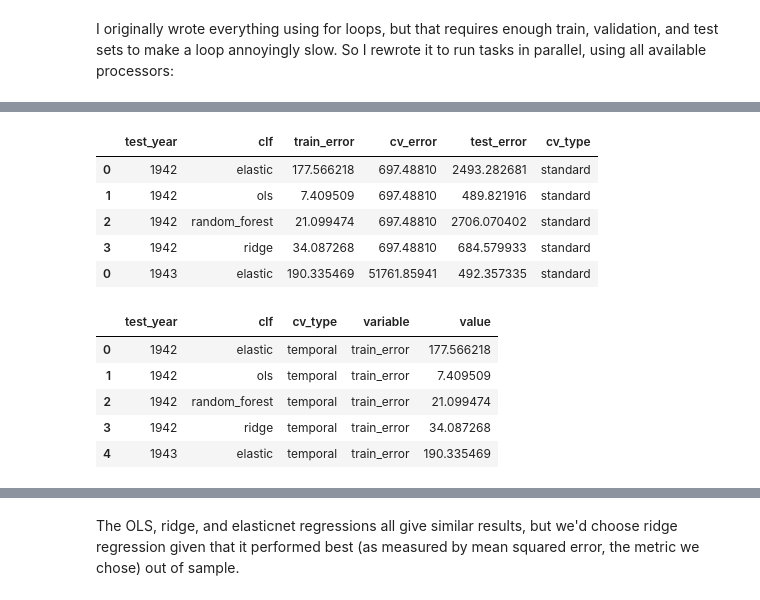
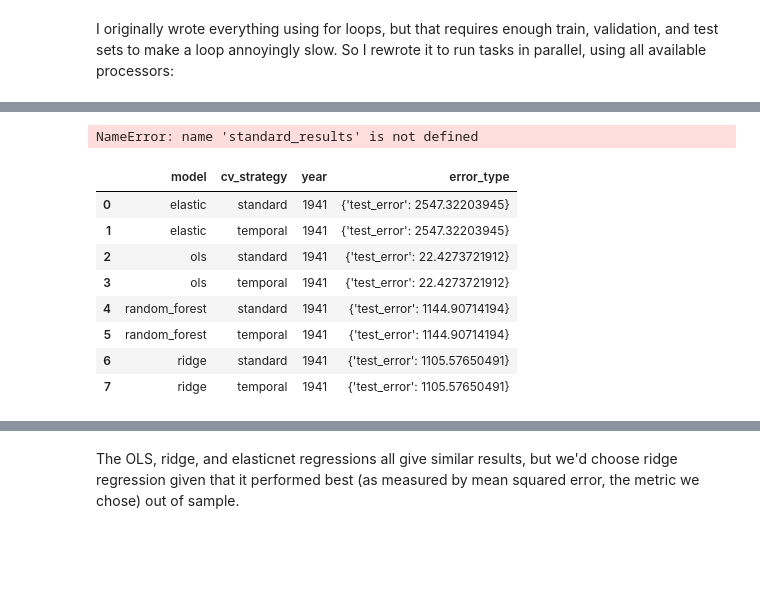
Before and after one commit to dssg/hitchhikers-guide, a Jupyter notebook: curriculum/3_modeling_and_machine_learning/machine-learning/predicting_GDP.ipynb, the cells around one changed output, grey strips where cells are left out. Drawn from its saved outputs; the diff is of its cells as text; code cells hidden in the pictures; blank space fills up the shorter version.

```diff
--- a/curriculum/3_modeling_and_machine_learning/machine-learning/predicting_GDP.ipynb
+++ b/curriculum/3_modeling_and_machine_learning/machine-learning/predicting_GDP.ipynb
@@ -272,20 +204,16 @@ standard_cv_results['cv_type'] = 'standard'
-# %%
-standard_cv_results.head()
-# %% [output]
-|  | test_year | clf | train_error | cv_error | test_error | cv_type |
-| 0 | 1942 | elastic | 177.566218 | 697.48810 | 2493.282681 | standard |
-| 1 | 1942 | ols | 7.409509 | 697.48810 | 489.821916 | standard |
-| 2 | 1942 | random_forest | 21.099474 | 697.48810 | 2706.070402 | standard |
-| 3 | 1942 | ridge | 34.087268 | 697.48810 | 684.579933 | standard |
-| 0 | 1943 | elastic | 190.335469 | 51761.85941 | 492.357335 | standard |
-# %%
-cv_results = pd.concat([temporal_cv_results, standard_cv_results])
-cv_results_long = cv_results.melt(id_vars=['test_year', 'clf', 'cv_type'])
-cv_results_long.head()
-# %% [output]
-|  | test_year | clf | cv_type | variable | value |
-| 0 | 1942 | elastic | temporal | train_error | 177.566218 |
-| 1 | 1942 | ols | temporal | train_error | 7.409509 |
-| 2 | 1942 | random_forest | temporal | train_error | 21.099474 |
-| 3 | 1942 | ridge | temporal | train_error | 34.087268 |
-| 4 | 1943 | elastic | temporal | train_error | 190.335469 |
+# %%
+standard_results.sort_values('year').head()
+# %% [output]
+NameError: name 'standard_results' is not defined
+# %%
+results
+# %% [output]
+|  | model | cv_strategy | year | error_type |
+| 0 | elastic | standard | 1941 | {'test_error': 2547.32203945} |
+| 1 | elastic | temporal | 1941 | {'test_error': 2547.32203945} |
+| 2 | ols | standard | 1941 | {'test_error': 22.4273721912} |
+| 3 | ols | temporal | 1941 | {'test_error': 22.4273721912} |
+| 4 | random_forest | standard | 1941 | {'test_error': 1144.90714194} |
+| 5 | random_forest | temporal | 1941 | {'test_error': 1144.90714194} |
+| 6 | ridge | standard | 1941 | {'test_error': 1105.57650491} |
+| 7 | ridge | temporal | 1941 | {'test_error': 1105.57650491} |
```
Also changed, not shown: parts of 20 cells of this notebook, 1 other file.
